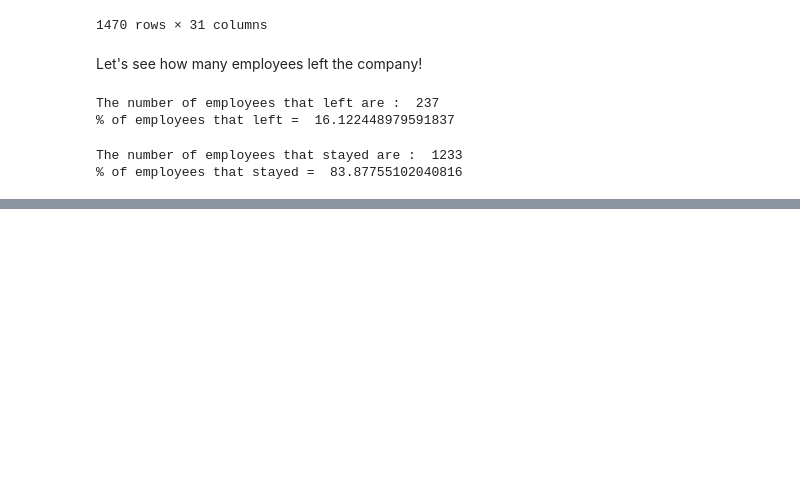
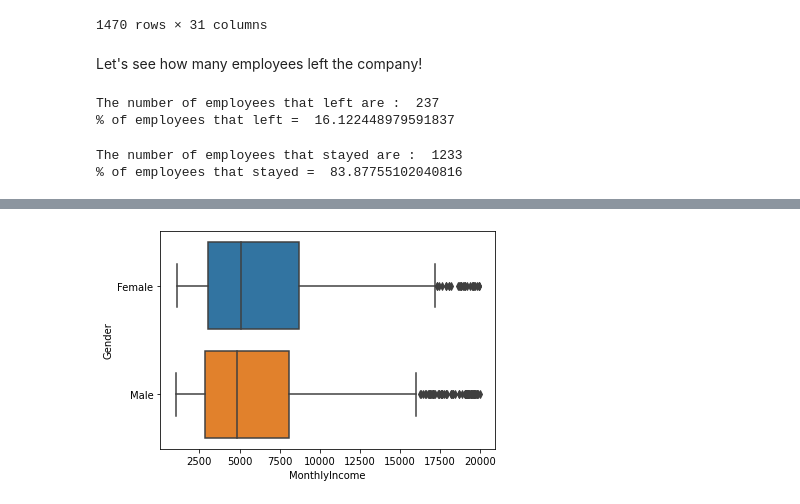
Before and after one commit to Deeplearning186/Personal-Projects, a Jupyter notebook: Human_Resources/Employee Retention.ipynb, the cells around one changed output, grey strips where cells are left out. Cells and saved outputs as stored; diff of their text form; code cells hidden in the pictures; blank space fills up the shorter version.

```diff
--- a/Human_Resources/Employee Retention.ipynb
+++ b/Human_Resources/Employee Retention.ipynb
@@ -195,0 +226,4 @@ sns.countplot(x = "JobLevel", hue = "Attrition", data = employee_df)
+# %%
+sns.boxplot(x = "MonthlyIncome", y = "Gender", data = employee_df);
+# %% [output]
+[figure, added]
```
Also changed, not shown: parts of 36 cells of this notebook.
